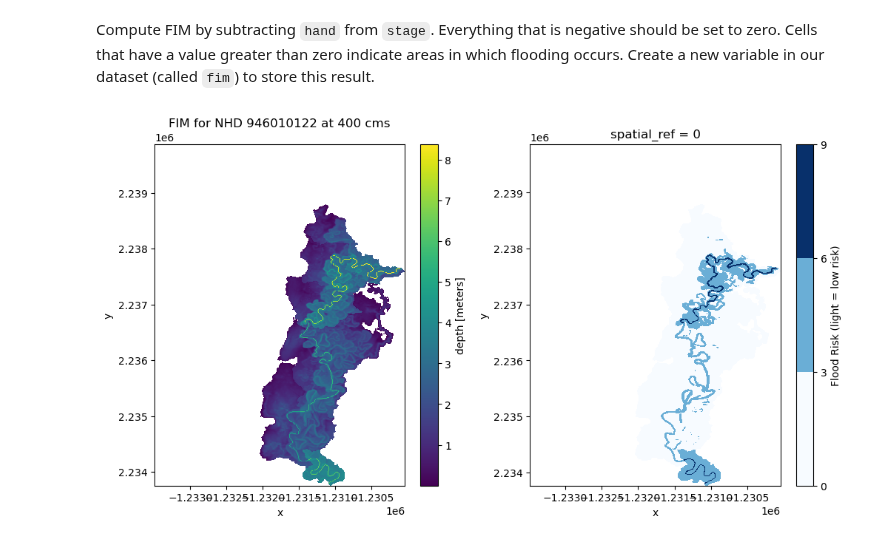
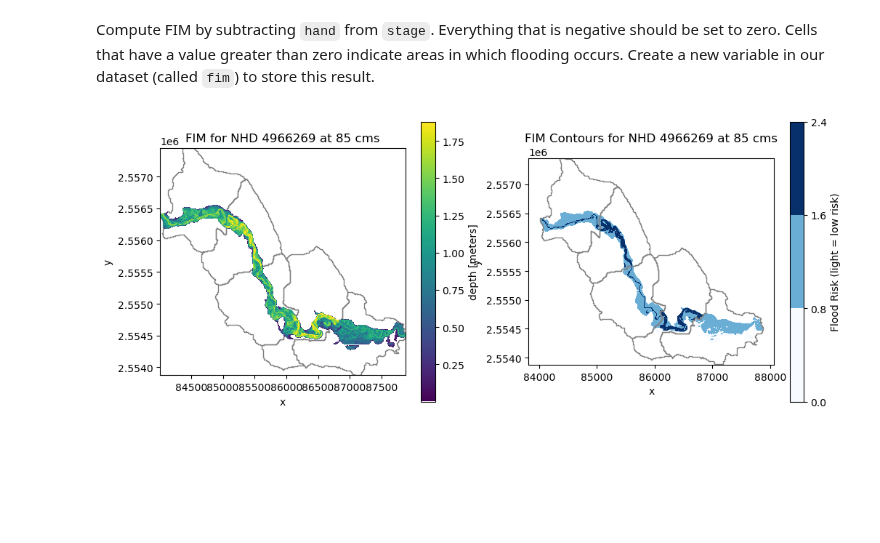
Before and after one commit to CUAHSI/notebooks, a Jupyter notebook: nwm/fim-hand/FIM-xarray.ipynb, the cells around one changed output. Cells and saved outputs as stored; diff of their text form; code cells hidden in the pictures; blank space fills up the shorter version.

```diff
--- a/nwm/fim-hand/FIM-xarray.ipynb
+++ b/nwm/fim-hand/FIM-xarray.ipynb
@@ -42,11 +42,11 @@ download: s3://scratch/hand_fim/16010102/branches/0/gw_catchments_reaches_filter
 Define a feature of interest and a hypothetical streamflow
 # %%
 # feature id of interest
-nhd_feature_id=946010122
+nhd_feature_id=4966269
 
 # hypothetical streamflow (cms).
 # This can be replaced with a flow value gathered by a source of your choice
-cms = 400
+cms = 85
 # %% [markdown]
 Use the streamflow defined above to interpolate river stage from a rating curve for all hydroids that exist within this NHD+ reach.
 # %%
@@ -149,11 +164,18 @@ Compute FIM by subtracting `hand` from `stage`. Everything that is negative shou
 ds['fim'] = ds.stage - ds.hand
 ds['fim'] = xarray.where(ds.fim >= 0.00001, ds.fim, numpy.nan)
 # %%
-figure, axes = plt.subplots(1, 2, figsize=(12,6))
+figure, axes = plt.subplots(1, 2, figsize=(12,5))
 
+geodf.loc[geodf.feature_id==nhd_feature_id].plot(ax=axes[0], edgecolor='grey', facecolor='None');
 ds.fim.plot(cbar_kwargs={'label':'depth [meters]'}, ax=axes[0]);
 axes[0].set_title(f'FIM for NHD {nhd_feature_id} at {cms} cms');
 
+
+
+
+
 xarray.plot.contourf(ds.fim, levels=4, cmap='Blues', cbar_kwargs={'label':'Flood Risk (light = low risk)'}, ax=axes[1]);
+geodf.loc[geodf.feature_id==nhd_feature_id].plot(ax=axes[1], edgecolor='grey', facecolor='None');
+axes[1].set_title(f'FIM Contours for NHD {nhd_feature_id} at {cms} cms');
 # %% [output]
-[figure, old version]
+[figure, new version]
```
Also changed, not shown: parts of 7 cells of this notebook.
